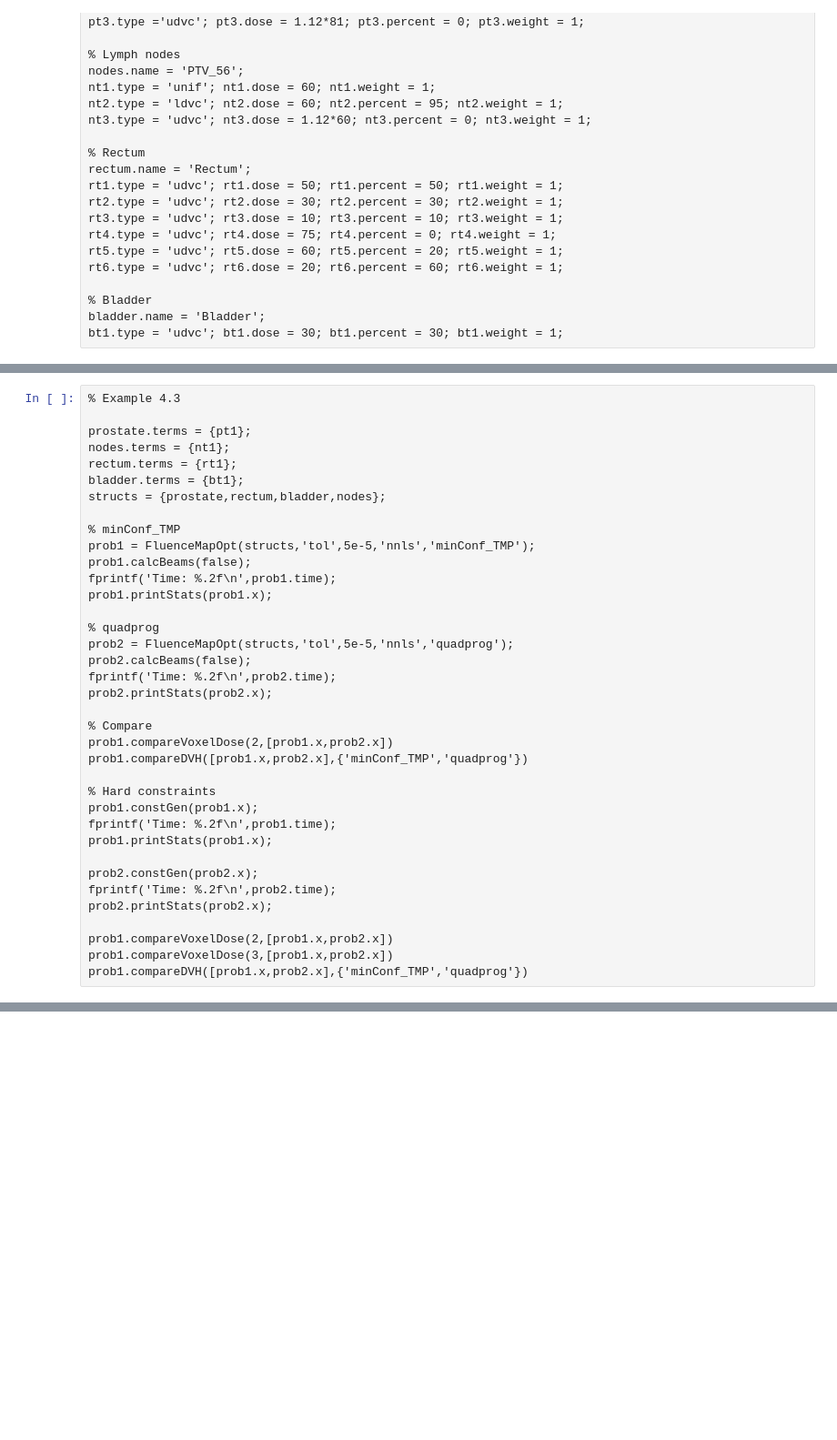
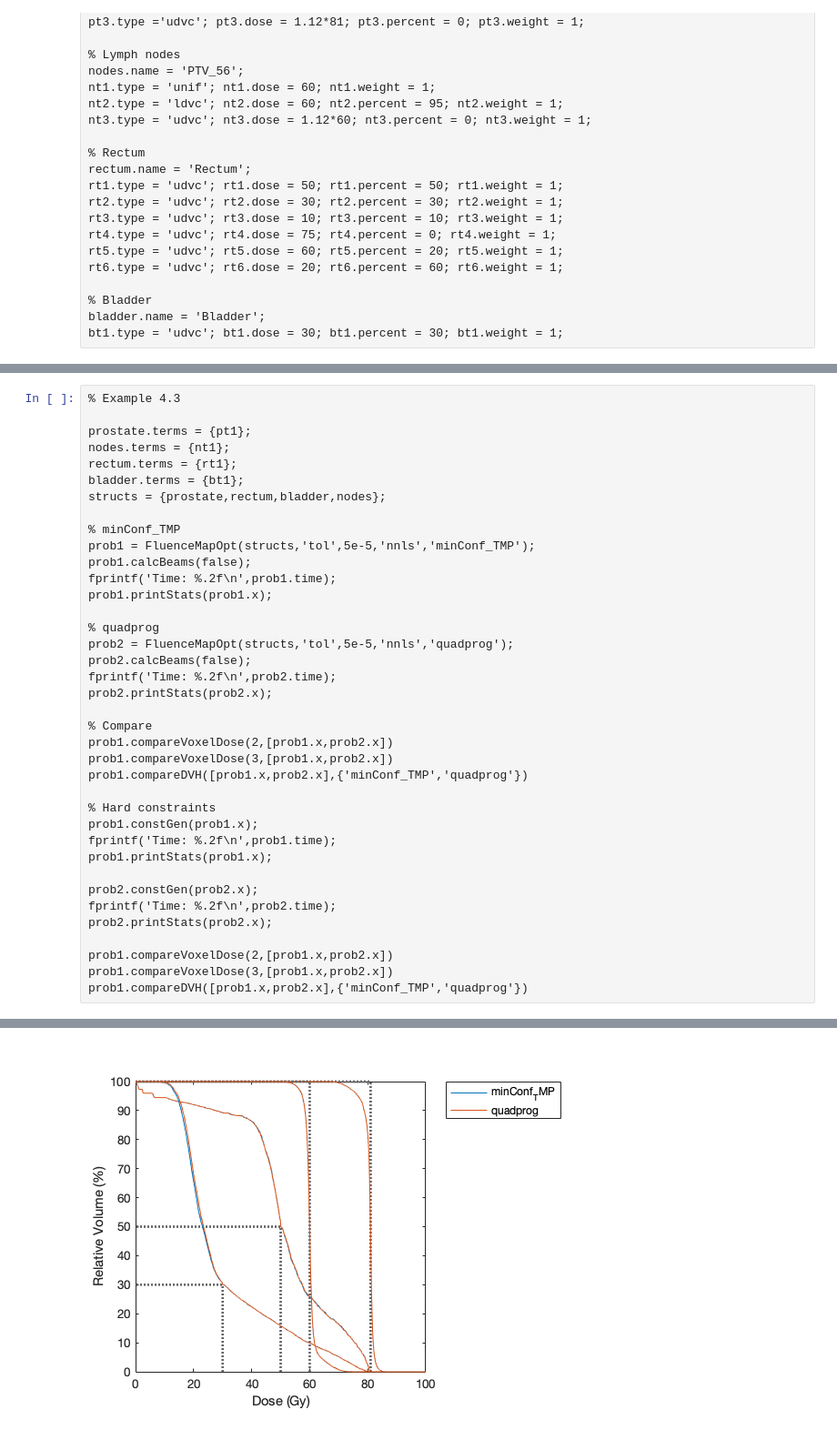
Before and after one commit to kels271828/FluenceMapOpt, a Jupyter notebook: CompareTiming.ipynb, the cells around one changed output, grey strips where cells are left out. Shown at 91% size. Drawn from its saved outputs; the diff is of its cells as text; blank space fills up the shorter version.

```diff
--- a/CompareTiming.ipynb
+++ b/CompareTiming.ipynb
@@ -196,6 +287,7 @@ prob2.printStats(prob2.x);
 
 % Compare
 prob1.compareVoxelDose(2,[prob1.x,prob2.x])
+prob1.compareVoxelDose(3,[prob1.x,prob2.x])
 prob1.compareDVH([prob1.x,prob2.x],{'minConf_TMP','quadprog'})
 
 % Hard constraints
@@ -210,3 +302,4 @@ prob2.printStats(prob2.x);
 prob1.compareVoxelDose(2,[prob1.x,prob2.x])
 prob1.compareVoxelDose(3,[prob1.x,prob2.x])
 prob1.compareDVH([prob1.x,prob2.x],{'minConf_TMP','quadprog'})
+# %% [output]
@@ -212,0 +323 @@ prob1.compareDVH([prob1.x,prob2.x],{'minConf_TMP','quadprog'})
+[figure, added]
```
Also changed, not shown: parts of 6 cells of this notebook.
